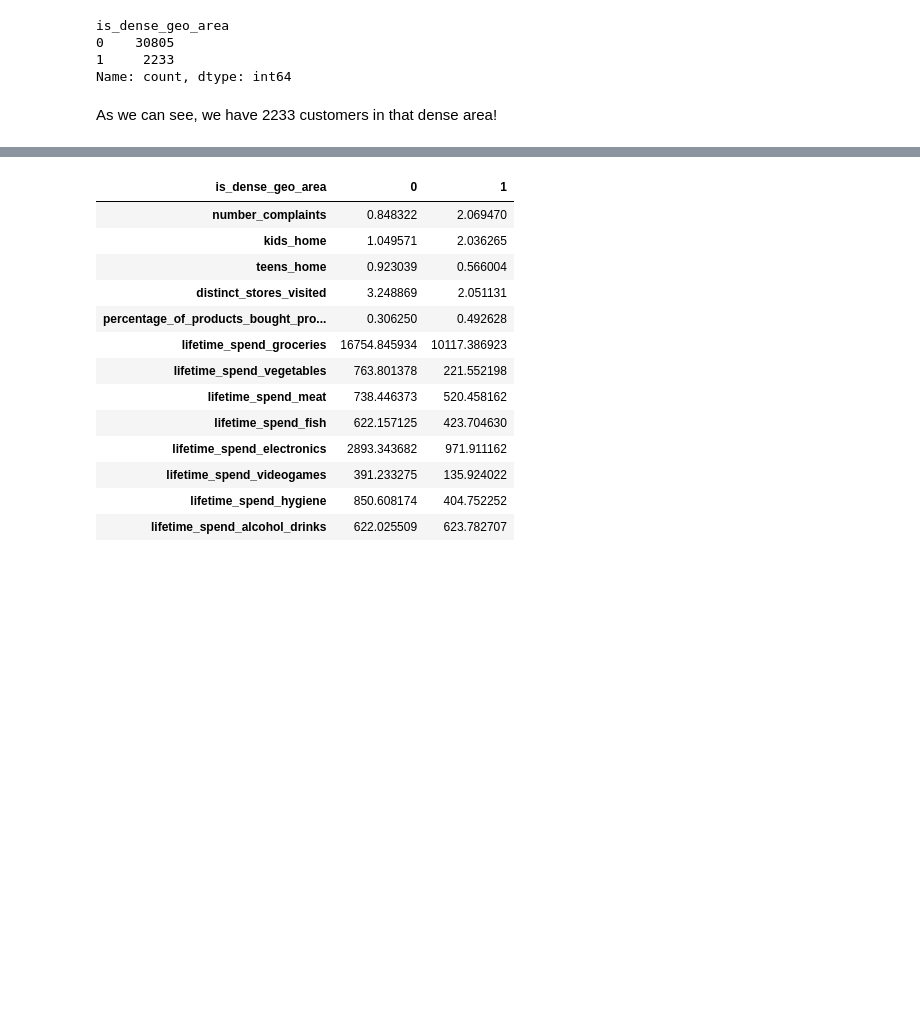
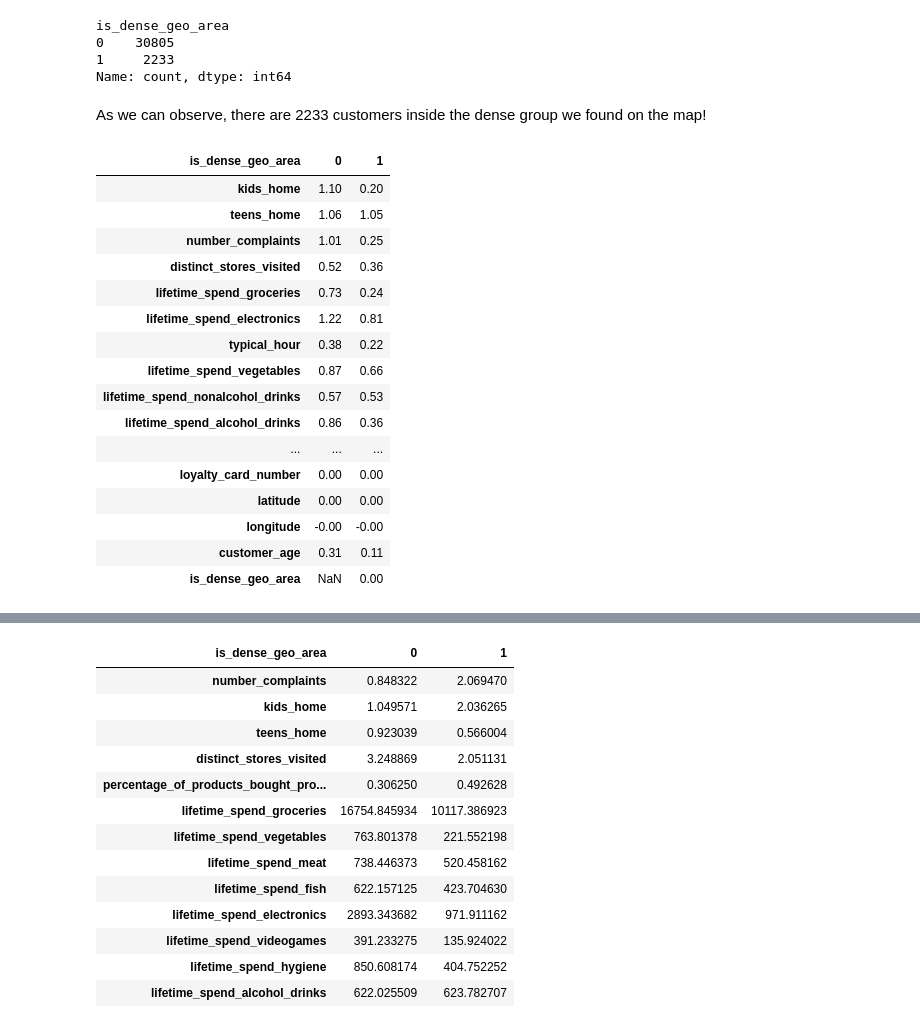
Before and after one commit to tiago2806/ml_project, a Jupyter notebook: notebooks/01_EDA.ipynb, the cells around one changed output, grey strips where cells are left out. Drawn from its saved outputs; the diff is of its cells as text; code cells hidden in the pictures; blank space fills up the shorter version.

```diff
--- a/notebooks/01_EDA.ipynb
+++ b/notebooks/01_EDA.ipynb
@@ -276,6 +280,16 @@ plt.title("Zoom on Dense Geographic Area")
 plt.show()
 # %% [output]
 [figure]
+# %%
+geo_eda = raw_customer.copy()
+
+geo_eda['customer_birthdate'] = pd.to_datetime(
+    geo_eda['customer_birthdate'],
+    errors='coerce',
+    format='mixed'
+)
+
+geo_eda['customer_age'] = datetime.now().year - geo_eda['customer_birthdate'].dt.year
 # %%
 min_lon = -9.1576
 max_lon = -9.1556
@@ -297,5 +311,34 @@ is_dense_geo_area
 0    30805
 1     2233
 Name: count, dtype: int64
-# %% [markdown]
-As we can see, we have 2233 customers in that dense area!
+# %% [markdown]
+As we can observe, there are 2233 customers inside the dense group we found on the map!
+# %%
+geo_features = geo_eda.select_dtypes(include='number').columns.tolist()
+
+geo_variability = geo_eda.groupby('is_dense_geo_area')[geo_features].std().round(2).T
+
+geo_cv = (
+    geo_eda.groupby('is_dense_geo_area')[geo_features].std() /
+    geo_eda.groupby('is_dense_geo_area')[geo_features].mean()
+).round(2).T
+
+geo_cv
+# %% [output]
+| is_dense_geo_area | 0 | 1 |
+| kids_home | 1.10 | 0.20 |
+| teens_home | 1.06 | 1.05 |
+| number_complaints | 1.01 | 0.25 |
+| distinct_stores_visited | 0.52 | 0.36 |
+| lifetime_spend_groceries | 0.73 | 0.24 |
+| lifetime_spend_electronics | 1.22 | 0.81 |
+| typical_hour | 0.38 | 0.22 |
+| lifetime_spend_vegetables | 0.87 | 0.66 |
+| lifetime_spend_nonalcohol_drinks | 0.57 | 0.53 |
+| lifetime_spend_alcohol_drinks | 0.86 | 0.36 |
+| ... | ... | ... |
+| loyalty_card_number | 0.00 | 0.00 |
+| latitude | 0.00 | 0.00 |
+| longitude | -0.00 | -0.00 |
+| customer_age | 0.31 | 0.11 |
+| is_dense_geo_area | NaN | 0.00 |
```
Also changed, not shown: parts of 5 cells of this notebook, 4 other files.
